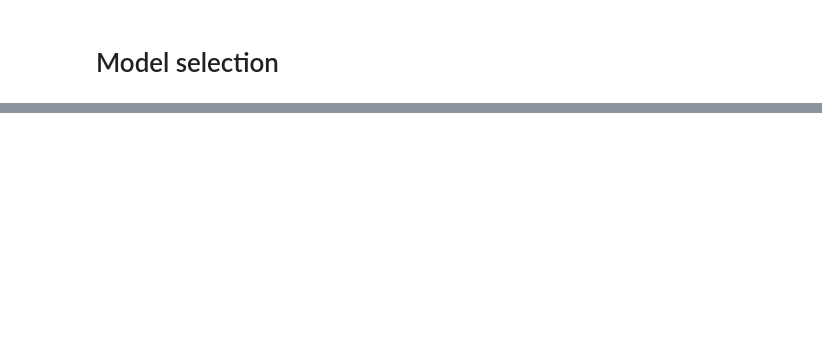
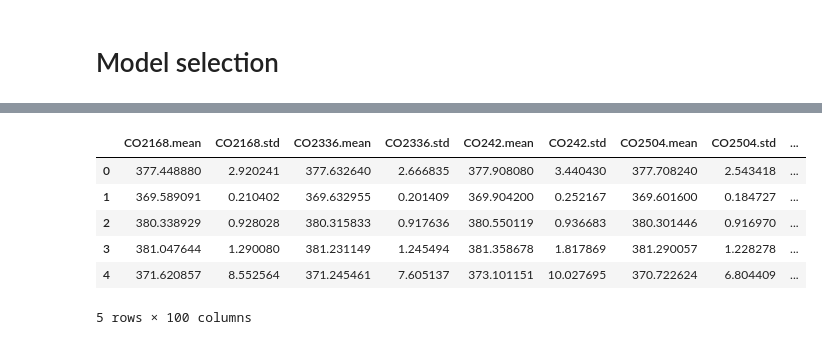
Before and after one commit to Jimmeeee/IML-project, a Jupyter notebook: project_2.ipynb, the cells around one changed output, grey strips where cells are left out. Saved outputs shown, nothing was run; the diff lists cells and outputs as text; code cells hidden in the pictures; blank space fills up the shorter version.

```diff
--- a/project_2.ipynb
+++ b/project_2.ipynb
@@ -238,0 +232,18 @@ res.loc[res['rank_test_score']<=5]
+# %%
+# delete some usuless columns
+del df_test["date"]
+del df_test["id"]
+del df_test["partlybad"]
+del df_test["class4"]
+
+# declare X_test
+X_test = df_test
+X_test.head()
+# %% [output]
+|  | CO2168.mean | CO2168.std | CO2336.mean | CO2336.std | CO242.mean | CO242.std | CO2504.mean | CO2504.std | ... |
+| 0 | 377.448880 | 2.920241 | 377.632640 | 2.666835 | 377.908080 | 3.440430 | 377.708240 | 2.543418 | ... |
+| 1 | 369.589091 | 0.210402 | 369.632955 | 0.201409 | 369.904200 | 0.252167 | 369.601600 | 0.184727 | ... |
+| 2 | 380.338929 | 0.928028 | 380.315833 | 0.917636 | 380.550119 | 0.936683 | 380.301446 | 0.916970 | ... |
+| 3 | 381.047644 | 1.290080 | 381.231149 | 1.245494 | 381.358678 | 1.817869 | 381.290057 | 1.228278 | ... |
+| 4 | 371.620857 | 8.552564 | 371.245461 | 7.605137 | 373.101151 | 10.027695 | 370.722624 | 6.804409 | ... |
+5 rows × 100 columns
```
Also changed, not shown: parts of 16 cells of this notebook, 1 other file.
